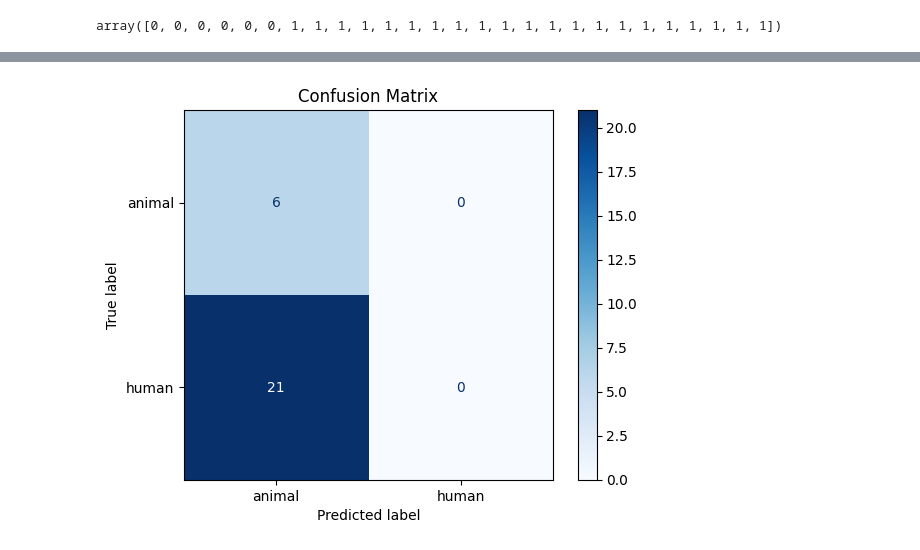
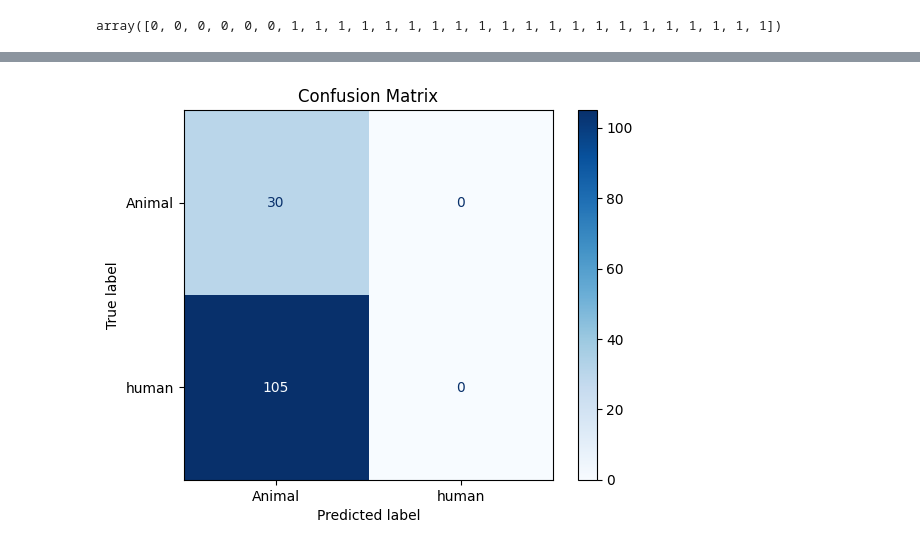
Before and after one commit to DeepMathukiya/AnimalandHumanDetection, a Jupyter notebook: models/model_train.ipynb, the cells around one changed output, grey strips where cells are left out. Saved outputs shown, nothing was run; the diff lists cells and outputs as text; code cells hidden in the pictures.

Commit message:
Models

```diff
--- a/models/model_train.ipynb
+++ b/models/model_train.ipynb
@@ -149,0 +171,29 @@ Found 27 images belonging to 2 classes.
+# %%
+import os
+import numpy as np
+from tensorflow.keras.preprocessing.image import load_img, img_to_array
+from tensorflow.keras.utils import to_categorical
+
+data_dir = "../dataset/cropped_dataset_val"
+target_size = (224, 224)
+val_X = []
+val_y = []
+
+classes = sorted(os.listdir(data_dir))
+for label, class_name in enumerate(classes):
+    class_dir = os.path.join(data_dir, class_name)
+    if not os.path.isdir(class_dir):
+        continue
+    for fname in os.listdir(class_dir):
+        fpath = os.path.join(class_dir, fname)
+        try:
+            img = load_img(fpath, target_size=target_size)
+            img_array = img_to_array(img)
+            val_X.append(img_array)
+            val_y.append(label)
+        except Exception as e:
+            print(f"Skipping {fpath}: {e}")
+
+X = np.array(val_X) / 255.0
+y = np.array(val_y)
+len(X), len(y)
@@ -149,0 +202,3 @@ Found 27 images belonging to 2 classes.
+# %%
+augmented_data_val = augmentor.flow(X, y, batch_size=32, shuffle=True)
+len(augmented_data_val)
@@ -175,7 +236,7 @@ reduce_learning_rate = ReduceLROnPlateau(monitor='val_loss', factor=0.1, patienc
 
 early_stopping = EarlyStopping(monitor='val_accuracy', verbose=1, patience=5)
 
-callbacks = [checkpoint, reduce_learning_rate, early_stopping]
+callbacks = [checkpoint, reduce_learning_rate]
 # %%
-history = model.fit(train_data,validation_data=val_data, epochs=23, batch_size=32, validation_split=0.2, callbacks = callbacks)
+history = model.fit(augmented_data_train,validation_data=augmented_data_val, epochs=25, batch_size=32, validation_split=0.2, callbacks = callbacks)
 # %% [output]
@@ -272,13 +335,14 @@ array([0, 0, 0, 0, 0, 0, 1, 1, 1, 1, 1, 1, 1, 1, 1, 1, 1, 1, 1, 1, 1, 1, 1, 1, 1
 # %%
 import numpy as np
 from sklearn.metrics import confusion_matrix, classification_report, ConfusionMatrixDisplay
-pred_probs = model.predict(val_data, verbose=1)
+pred_probs = model.predict(augmented_data_val, verbose=1)
 y_pred = np.argmax(pred_probs, axis=1)
-y_true = val_data.classes
-class_labels = list(val_data.class_indices.keys())
-cm = confusion_matrix(y_true, y_pred)
+class_labels = ["Animal" , "human"]
+cm = confusion_matrix(y, y_pred)
 disp = ConfusionMatrixDisplay(confusion_matrix=cm, display_labels=class_labels)
 disp.plot(cmap=plt.cm.Blues)
 plt.title("Confusion Matrix")
 plt.show()
+
+# y_true = augmented_data_val.classes
 # %% [output]
@@ -286,2 +350,2 @@ plt.show()
-[figure, old version]
+[figure, new version]
 # %%
```
Also changed, not shown: parts of 14 cells of this notebook, 3 other files.
